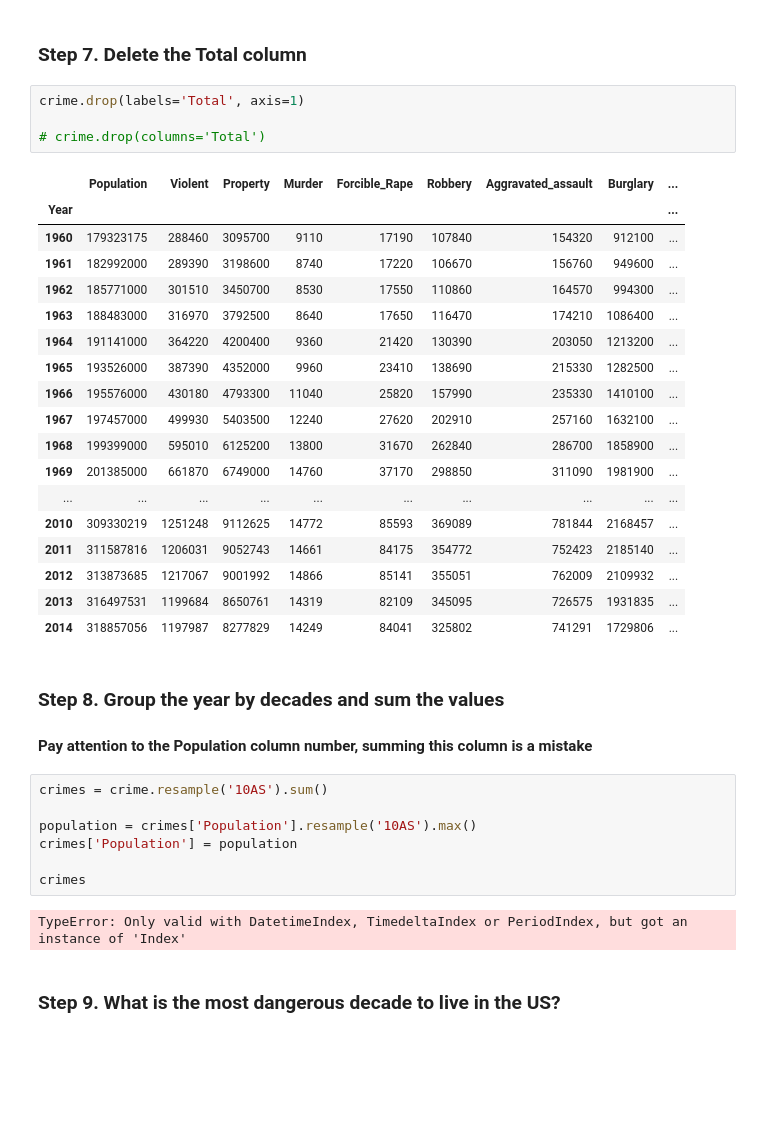
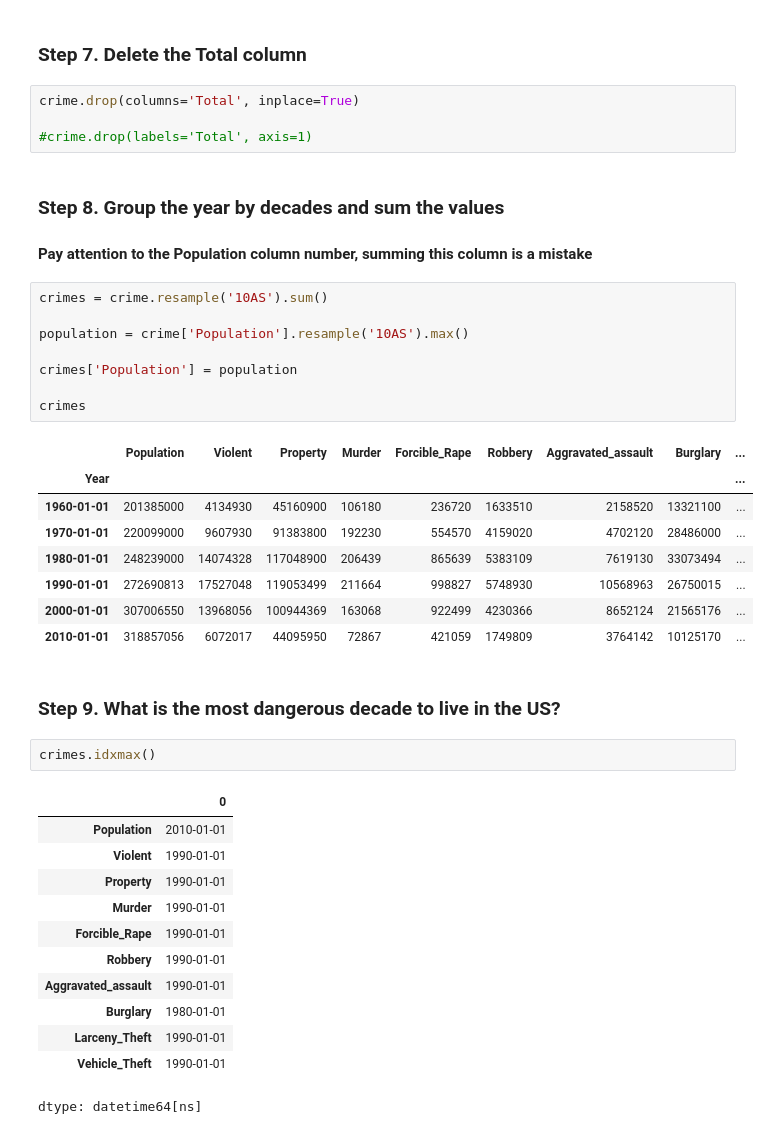
Before and after one commit to omj3424/Python_Programming_Study, a Jupyter notebook: pandas_exercises/04_Apply/US_Crime_Rates/Exercises.ipynb, the cells around one changed output. Saved outputs shown, nothing was run; the diff lists cells and outputs as text; blank space fills up the shorter version.

```diff
--- a/pandas_exercises/04_Apply/US_Crime_Rates/Exercises.ipynb
+++ b/pandas_exercises/04_Apply/US_Crime_Rates/Exercises.ipynb
@@ -116,28 +115,9 @@ crime
 # %% [markdown]
 ### Step 7. Delete the Total column
 # %%
-crime.drop(labels='Total', axis=1)
+crime.drop(columns='Total', inplace=True)
 
-# crime.drop(columns='Total')
+#crime.drop(labels='Total', axis=1)
-# %% [output]
-|  | Population | Violent | Property | Murder | Forcible_Rape | Robbery | Aggravated_assault | Burglary | ... |
-| Year |  |  |  |  |  |  |  |  | ... |
-| 1960 | 179323175 | 288460 | 3095700 | 9110 | 17190 | 107840 | 154320 | 912100 | ... |
-| 1961 | 182992000 | 289390 | 3198600 | 8740 | 17220 | 106670 | 156760 | 949600 | ... |
-| 1962 | 185771000 | 301510 | 3450700 | 8530 | 17550 | 110860 | 164570 | 994300 | ... |
-| 1963 | 188483000 | 316970 | 3792500 | 8640 | 17650 | 116470 | 174210 | 1086400 | ... |
-| 1964 | 191141000 | 364220 | 4200400 | 9360 | 21420 | 130390 | 203050 | 1213200 | ... |
-| 1965 | 193526000 | 387390 | 4352000 | 9960 | 23410 | 138690 | 215330 | 1282500 | ... |
-| 1966 | 195576000 | 430180 | 4793300 | 11040 | 25820 | 157990 | 235330 | 1410100 | ... |
-| 1967 | 197457000 | 499930 | 5403500 | 12240 | 27620 | 202910 | 257160 | 1632100 | ... |
-| 1968 | 199399000 | 595010 | 6125200 | 13800 | 31670 | 262840 | 286700 | 1858900 | ... |
-| 1969 | 201385000 | 661870 | 6749000 | 14760 | 37170 | 298850 | 311090 | 1981900 | ... |
-| ... | ... | ... | ... | ... | ... | ... | ... | ... | ... |
-| 2010 | 309330219 | 1251248 | 9112625 | 14772 | 85593 | 369089 | 781844 | 2168457 | ... |
-| 2011 | 311587816 | 1206031 | 9052743 | 14661 | 84175 | 354772 | 752423 | 2185140 | ... |
-| 2012 | 313873685 | 1217067 | 9001992 | 14866 | 85141 | 355051 | 762009 | 2109932 | ... |
-| 2013 | 316497531 | 1199684 | 8650761 | 14319 | 82109 | 345095 | 726575 | 1931835 | ... |
-| 2014 | 318857056 | 1197987 | 8277829 | 14249 | 84041 | 325802 | 741291 | 1729806 | ... |
 # %% [markdown]
 ### Step 8. Group the year by decades and sum the values
 
@@ -145,11 +125,34 @@ crime.drop(labels='Total', axis=1)
 # %%
 crimes = crime.resample('10AS').sum()
 
-population = crimes['Population'].resample('10AS').max()
+population = crime['Population'].resample('10AS').max()
+
 crimes['Population'] = population
 
 crimes
 # %% [output]
-TypeError: Only valid with DatetimeIndex, TimedeltaIndex or PeriodIndex, but got an instance of 'Index'
+|  | Population | Violent | Property | Murder | Forcible_Rape | Robbery | Aggravated_assault | Burglary | ... |
+| Year |  |  |  |  |  |  |  |  | ... |
+| 1960-01-01 | 201385000 | 4134930 | 45160900 | 106180 | 236720 | 1633510 | 2158520 | 13321100 | ... |
+| 1970-01-01 | 220099000 | 9607930 | 91383800 | 192230 | 554570 | 4159020 | 4702120 | 28486000 | ... |
+| 1980-01-01 | 248239000 | 14074328 | 117048900 | 206439 | 865639 | 5383109 | 7619130 | 33073494 | ... |
+| 1990-01-01 | 272690813 | 17527048 | 119053499 | 211664 | 998827 | 5748930 | 10568963 | 26750015 | ... |
+| 2000-01-01 | 307006550 | 13968056 | 100944369 | 163068 | 922499 | 4230366 | 8652124 | 21565176 | ... |
+| 2010-01-01 | 318857056 | 6072017 | 44095950 | 72867 | 421059 | 1749809 | 3764142 | 10125170 | ... |
 # %% [markdown]
 ### Step 9. What is the most dangerous decade to live in the US?
+# %%
+crimes.idxmax()
+# %% [output]
+|  | 0 |
+| Population | 2010-01-01 |
+| Violent | 1990-01-01 |
+| Property | 1990-01-01 |
+| Murder | 1990-01-01 |
+| Forcible_Rape | 1990-01-01 |
+| Robbery | 1990-01-01 |
+| Aggravated_assault | 1990-01-01 |
+| Burglary | 1980-01-01 |
+| Larceny_Theft | 1990-01-01 |
+| Vehicle_Theft | 1990-01-01 |
+dtype: datetime64[ns]
```
Also changed, not shown: parts of 3 cells of this notebook.
